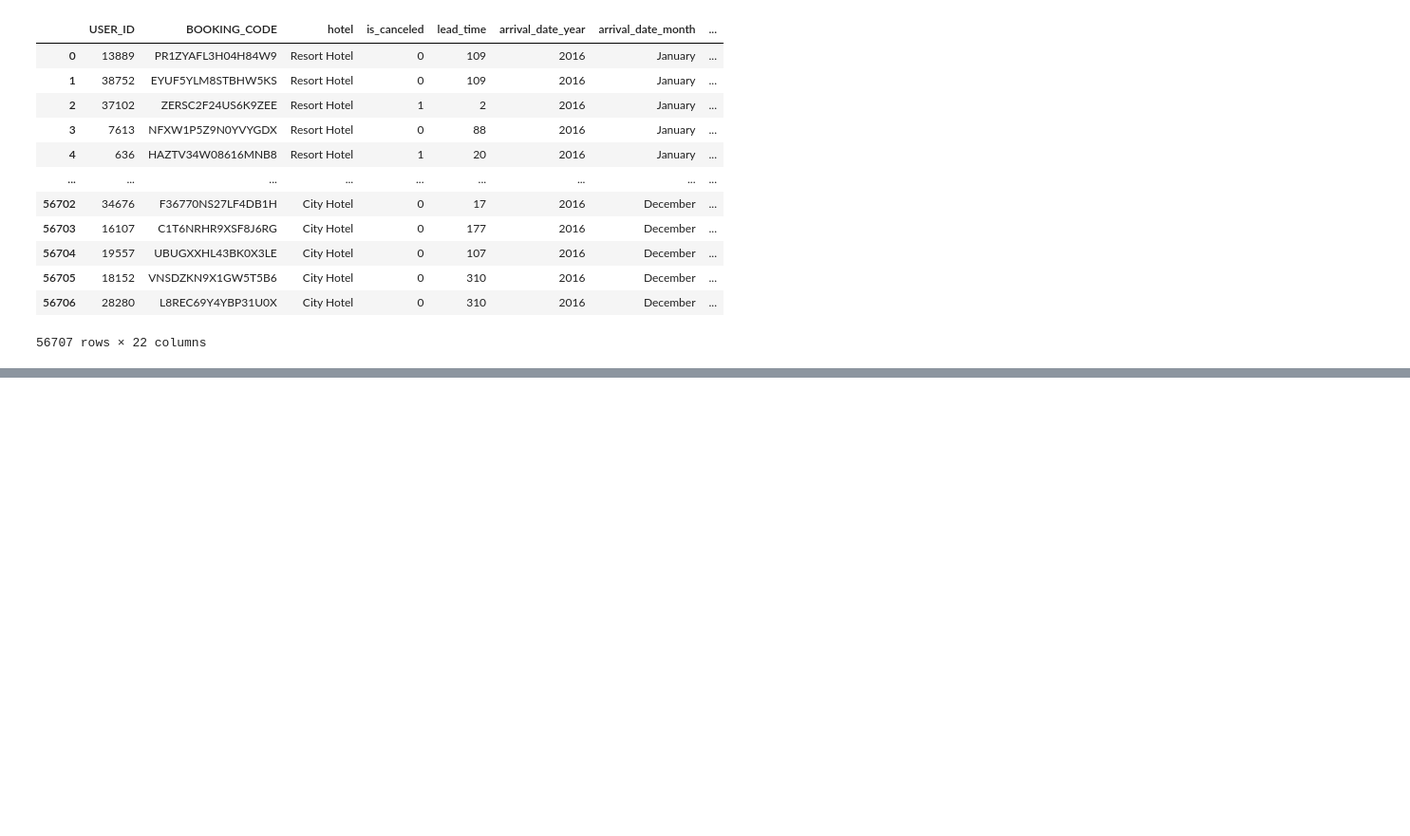
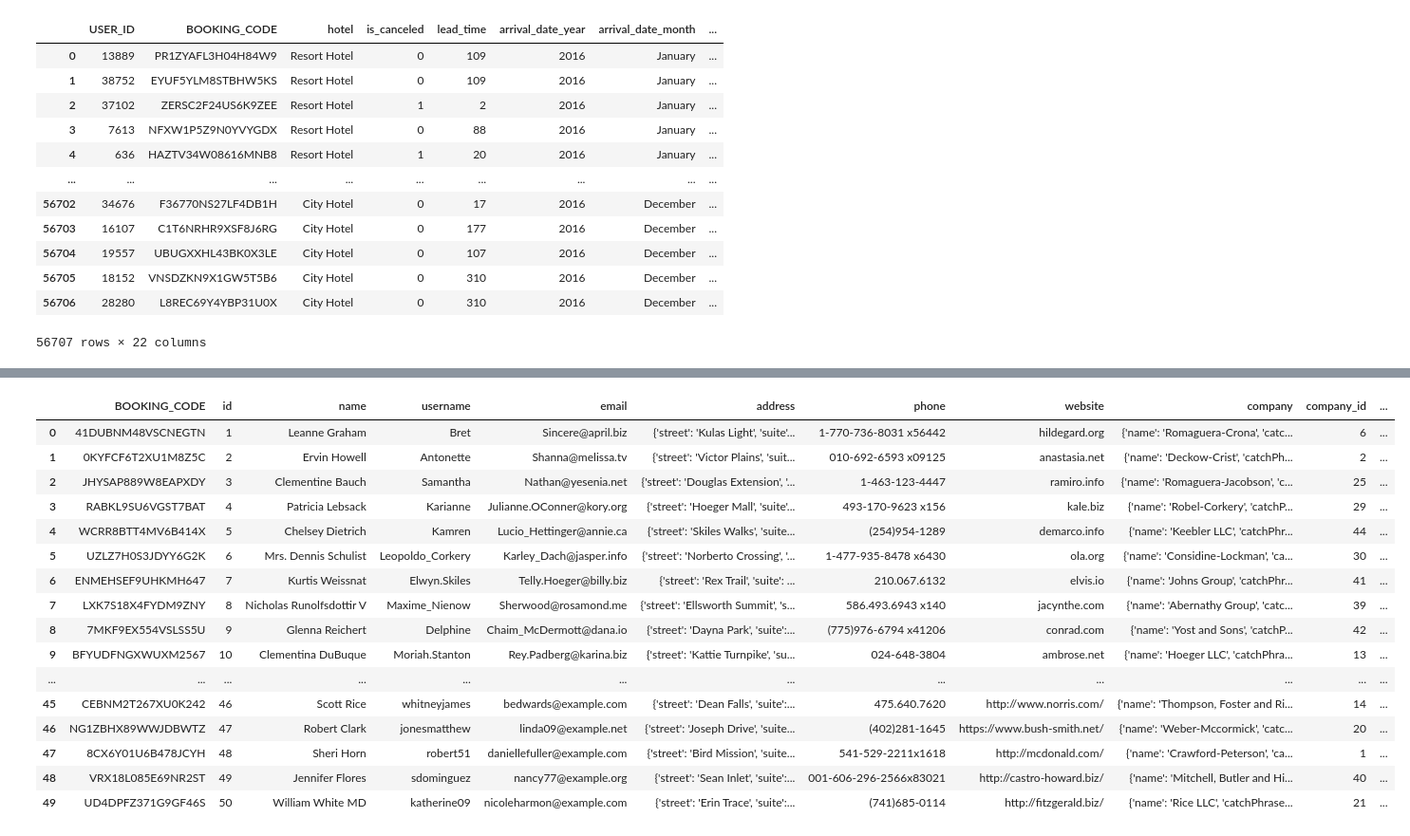
Before and after one commit to carlajsv/dd_test, a Jupyter notebook: test.ipynb, the cells around one changed output, grey strips where cells are left out. Shown: that part at 95% size. Drawn from its saved outputs; the diff is of its cells as text; code cells hidden in the pictures; blank space fills up the shorter version.

Commit message:
documentos de extension y transformacion completos

```diff
--- a/test.ipynb
+++ b/test.ipynb
@@ -728,0 +573,43 @@ create_tables()
+# %%
+def create_id(df, column_id, quantity=None):
+    '''
+    creation of random companies id in dataframe
+    '''
+    if quantity:
+        df[column_id] = [fake.random_int(min=1, max=quantity_users) for i in range(len(df))]
+    else:
+        df[column_id] = np.random.permutation(np.arange(1, len(df) + 1))
+
+
+
+def create_booking_id(booking_df):
+
+    '''
+    Function to add to the df of reservations, the codes of bookings of
+    each record.
+
+    inputs:
+    booking_df = df of reserves
+    '''
+    #faker object
+    fake = Faker()
+
+    #empty df
+    df = pd.DataFrame()
+
+    #empty booking set
+    booking_codes = set()
+
+    while len(booking_codes) < len(booking_df):
+        booking_code = fake.vin()
+        booking_codes.add(booking_code)
+
+    #create booking_code column
+    df['BOOKING_CODE'] = list(booking_codes)
+
+    #union of two df
+    booking_with_codes_df = pd.concat([df,booking_df], axis=1)
+
+    return booking_with_codes_df
+# %%
+users_test = create_booking_id(users_test)
@@ -728,0 +618,20 @@ create_tables()
+# %%
+users_test
+# %% [output]
+|  | BOOKING_CODE | id | name | username | email | address | phone | website | company | company_id | ... |
+| 0 | 41DUBNM48VSCNEGTN | 1 | Leanne Graham | Bret | Sincere@april.biz | {'street': 'Kulas Light', 'suite'... | 1-770-736-8031 x56442 | hildegard.org | {'name': 'Romaguera-Crona', 'catc... | 6 | ... |
+| 1 | 0KYFCF6T2XU1M8Z5C | 2 | Ervin Howell | Antonette | Shanna@melissa.tv | {'street': 'Victor Plains', 'suit... | 010-692-6593 x09125 | anastasia.net | {'name': 'Deckow-Crist', 'catchPh... | 2 | ... |
+| 2 | JHYSAP889W8EAPXDY | 3 | Clementine Bauch | Samantha | Nathan@yesenia.net | {'street': 'Douglas Extension', '... | 1-463-123-4447 | ramiro.info | {'name': 'Romaguera-Jacobson', 'c... | 25 | ... |
+| 3 | RABKL9SU6VGST7BAT | 4 | Patricia Lebsack | Karianne | Julianne.OConner@kory.org | {'street': 'Hoeger Mall', 'suite'... | 493-170-9623 x156 | kale.biz | {'name': 'Robel-Corkery', 'catchP... | 29 | ... |
+| 4 | WCRR8BTT4MV6B414X | 5 | Chelsey Dietrich | Kamren | Lucio_Hettinger@annie.ca | {'street': 'Skiles Walks', 'suite... | (254)954-1289 | demarco.info | {'name': 'Keebler LLC', 'catchPhr... | 44 | ... |
+| 5 | UZLZ7H0S3JDYY6G2K | 6 | Mrs. Dennis Schulist | Leopoldo_Corkery | Karley_Dach@jasper.info | {'street': 'Norberto Crossing', '... | 1-477-935-8478 x6430 | ola.org | {'name': 'Considine-Lockman', 'ca... | 30 | ... |
+| 6 | ENMEHSEF9UHKMH647 | 7 | Kurtis Weissnat | Elwyn.Skiles | Telly.Hoeger@billy.biz | {'street': 'Rex Trail', 'suite': ... | 210.067.6132 | elvis.io | {'name': 'Johns Group', 'catchPhr... | 41 | ... |
+| 7 | LXK7S18X4FYDM9ZNY | 8 | Nicholas Runolfsdottir V | Maxime_Nienow | Sherwood@rosamond.me | {'street': 'Ellsworth Summit', 's... | 586.493.6943 x140 | jacynthe.com | {'name': 'Abernathy Group', 'catc... | 39 | ... |
+| 8 | 7MKF9EX554VSLSS5U | 9 | Glenna Reichert | Delphine | Chaim_McDermott@dana.io | {'street': 'Dayna Park', 'suite':... | (775)976-6794 x41206 | conrad.com | {'name': 'Yost and Sons', 'catchP... | 42 | ... |
+| 9 | BFYUDFNGXWUXM2567 | 10 | Clementina DuBuque | Moriah.Stanton | Rey.Padberg@karina.biz | {'street': 'Kattie Turnpike', 'su... | 024-648-3804 | ambrose.net | {'name': 'Hoeger LLC', 'catchPhra... | 13 | ... |
+| ... | ... | ... | ... | ... | ... | ... | ... | ... | ... | ... | ... |
+| 45 | CEBNM2T267XU0K242 | 46 | Scott Rice | whitneyjames | bedwards@example.com | {'street': 'Dean Falls', 'suite':... | 475.640.7620 | http://www.norris.com/ | {'name': 'Thompson, Foster and Ri... | 14 | ... |
+| 46 | NG1ZBHX89WWJDBWTZ | 47 | Robert Clark | jonesmatthew | linda09@example.net | {'street': 'Joseph Drive', 'suite... | (402)281-1645 | https://www.bush-smith.net/ | {'name': 'Weber-Mccormick', 'catc... | 20 | ... |
+| 47 | 8CX6Y01U6B478JCYH | 48 | Sheri Horn | robert51 | daniellefuller@example.com | {'street': 'Bird Mission', 'suite... | 541-529-2211x1618 | http://mcdonald.com/ | {'name': 'Crawford-Peterson', 'ca... | 1 | ... |
+| 48 | VRX18L085E69NR2ST | 49 | Jennifer Flores | sdominguez | nancy77@example.org | {'street': 'Sean Inlet', 'suite':... | 001-606-296-2566x83021 | http://castro-howard.biz/ | {'name': 'Mitchell, Butler and Hi... | 40 | ... |
+| 49 | UD4DPFZ371G9GF46S | 50 | William White MD | katherine09 | nicoleharmon@example.com | {'street': 'Erin Trace', 'suite':... | (741)685-0114 | http://fitzgerald.biz/ | {'name': 'Rice LLC', 'catchPhrase... | 21 | ... |
```
Also changed, not shown: parts of 30 cells of this notebook, 8 other files.
